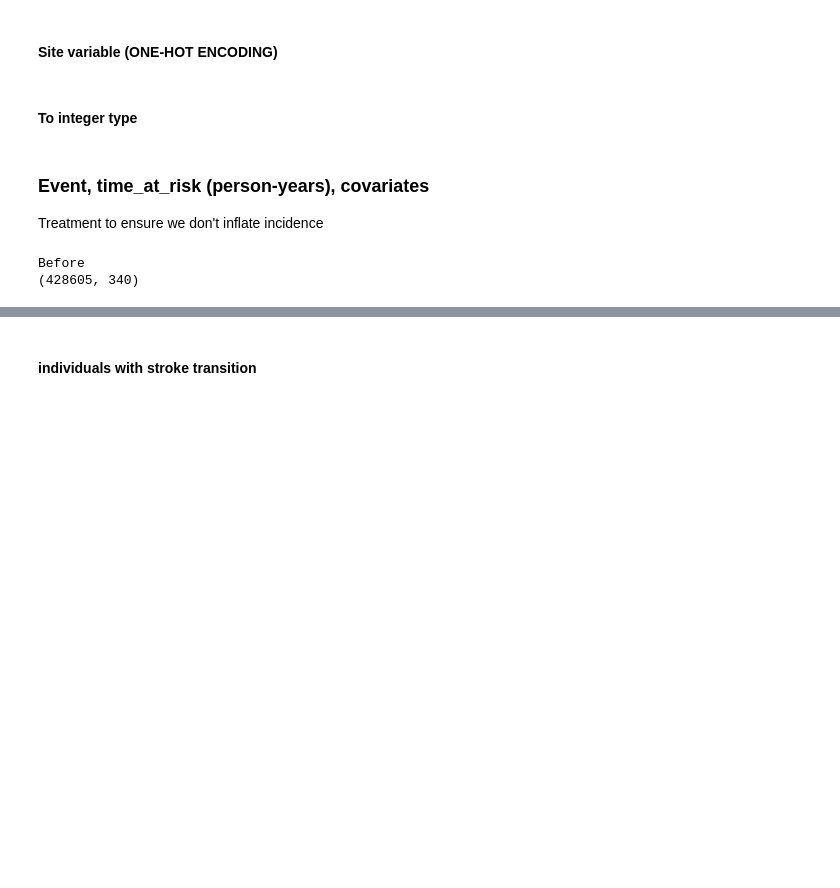
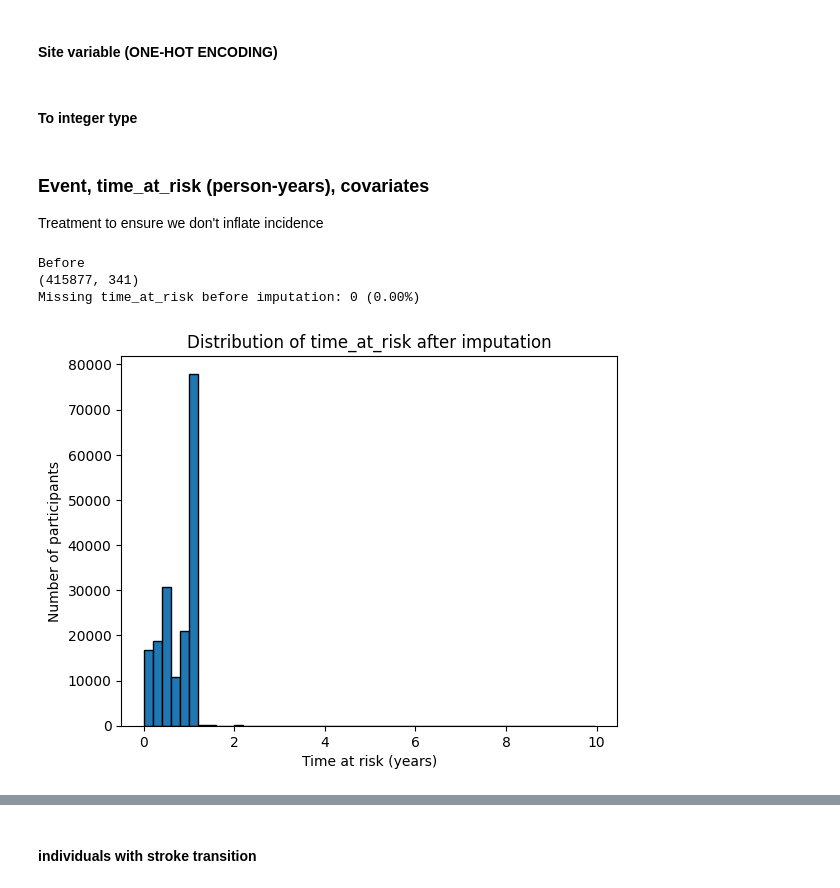
Before and after one commit to dmainagithub/stroke-work, a Jupyter notebook: notebooks/stroke_poisson_model_nairobi.ipynb, the cells around one changed output, grey strips where cells are left out. Cells and saved outputs as stored; diff of their text form; code cells hidden in the pictures; blank space fills up the shorter version.

```diff
--- a/notebooks/stroke_poisson_model_nairobi.ipynb
+++ b/notebooks/stroke_poisson_model_nairobi.ipynb
@@ -91,0 +78,11 @@ df.filter(like='bmi_category').head()
+# %%
+# Wealth index groups
+df['res_hha_wealthtertile'] = df['res_hha_wealthtertile'].replace(-8, np.nan)
+
+# Treat it as a category
+df['res_hha_wealthtertile'] = df['res_hha_wealthtertile'].astype('category')
+df = df.dropna(subset=['res_hha_wealthtertile'])
+df = pd.get_dummies(df, columns=['res_hha_wealthtertile'], drop_first=True)
+
+# Filtering to see if the columns exists
+df.filter(like='res_hha_wealthtertile').head()
@@ -166,7 +170,7 @@ print(df.shape)
 
 # including only periods where the person is under observation — between entry-type events and exit-type events.
 # valid_events = ['enumeration', 'birth', 'inmigration', 'entry', 'exit', 'death', 'outmigration', 'OBE', 'time-varying covariate']
-valid_events = [-2, -1, 1, 2, 4, 6, 10]
+valid_events = [ -2, -1, 1, 2, 4, 6] #  10
 df = df[df['res_event'].isin(valid_events)].copy()
 
 # ---------------------------------------------------------------------------
@@ -178,33 +182,61 @@ df = df.sort_values(['individual_id', 'res_eventdate'])
 
 # ---------------------------------------------------------------------------
 # Preparing time intervals during which a person is at risk
 df['start_date'] = df.groupby('individual_id')['res_eventdate'].shift(0)
 df['end_date'] = df.groupby('individual_id')['res_eventdate'].shift(-1)
 
 # ---------------------------------------------------------------------------
 # Computing time at risk (person-time) in years
 df['time_at_risk'] = (df['end_date'] - df['start_date']).dt.days / 365.25
-df['time_at_risk'] = df['time_at_risk'].fillna(1.5)
+df['time_at_risk'] = df['time_at_risk'].fillna(df['time_at_risk'].median()) # df['time_at_risk'] = df['time_at_risk'].fillna(1.5)
+
+# ---------------------------------------------------------------------------
+missing_time_count = df['time_at_risk'].isna().sum()
+total_count = len(df)
+missing_percent = (missing_time_count / total_count) * 100
+
+print(f"Missing time_at_risk before imputation: {missing_time_count:,} ({missing_percent:.2f}%)")
+
+# If you have a site variable, examine missingness by site
+if 'site' in df.columns:
+    missing_by_site = df.groupby('hdss_name')['time_at_risk'].apply(lambda x: x.isna().mean() * 100).round(2)
+    print("\nMissing time_at_risk by site (%):")
+    print(missing_by_site)
+
+# Optional: visualize distribution after imputation
+import matplotlib.pyplot as plt
+
+plt.hist(df['time_at_risk'], bins=50, edgecolor='black')
+plt.xlabel("Time at risk (years)")
+plt.ylabel("Number of participants")
+plt.title("Distribution of time_at_risk after imputation")
+plt.show()
+# ---------------------------------------------------------------------------
 
 # # df = df.apply(pd.to_numeric, errors='coerce')
 # df['time_at_risk'] = pd.to_numeric(df['time_at_risk'], errors='coerce')
 
 # ---------------------------------------------------------------------------
+df.loc[df['time_at_risk'] < 0.01, 'time_at_risk'] = 0.01  # avoid log(0)  [Doing some house cleaning to avoid negative offset values]
+
+# ---------------------------------------------------------------------------
 # Creating offset (Added a tiny constant (epsilon) since I was encountering some negative offset values. This is a robust and common approach in survival and Poisson models.)
-df['offset'] = np.log(df['time_at_risk'].clip(lower=1e-6))
+df['offset'] = np.log(df['time_at_risk']) #.clip(lower=1e-6))
 
 # ---------------------------------------------------------------------------
 # Defining stroke event (stroke occurrence)
 # df['stroke_prev'] = df.groupby('individual_id')['stroke_status_derived'].shift(1)
 df['stroke_prev'] = df.groupby('individual_id')['stroke_status_derived'].shift(1).fillna(0) # A great assumption here (people didn't have stroke previously)
 df['event'] = np.where((df['stroke_prev'] == 0) & (df['stroke_status_derived'] == 1), 1, 0)
 df['event'] = df['event'].fillna(0)
 
 # ---------------------------------------------------------------------------
 # finding first event per person  (different from prevalence)
 df['cumulative_stroke'] = df.groupby('individual_id')['stroke_status_derived'].cumsum()
 # keeping only records before or up to the first stroke
 df = df[df['cumulative_stroke'] <= 1]
 # %% [output]
 Before
-(428605, 340)
+(415877, 341)
+Missing time_at_risk before imputation: 0 (0.00%)
+[figure, added]
```
Also changed, not shown: parts of 24 cells of this notebook, 1 other file.
